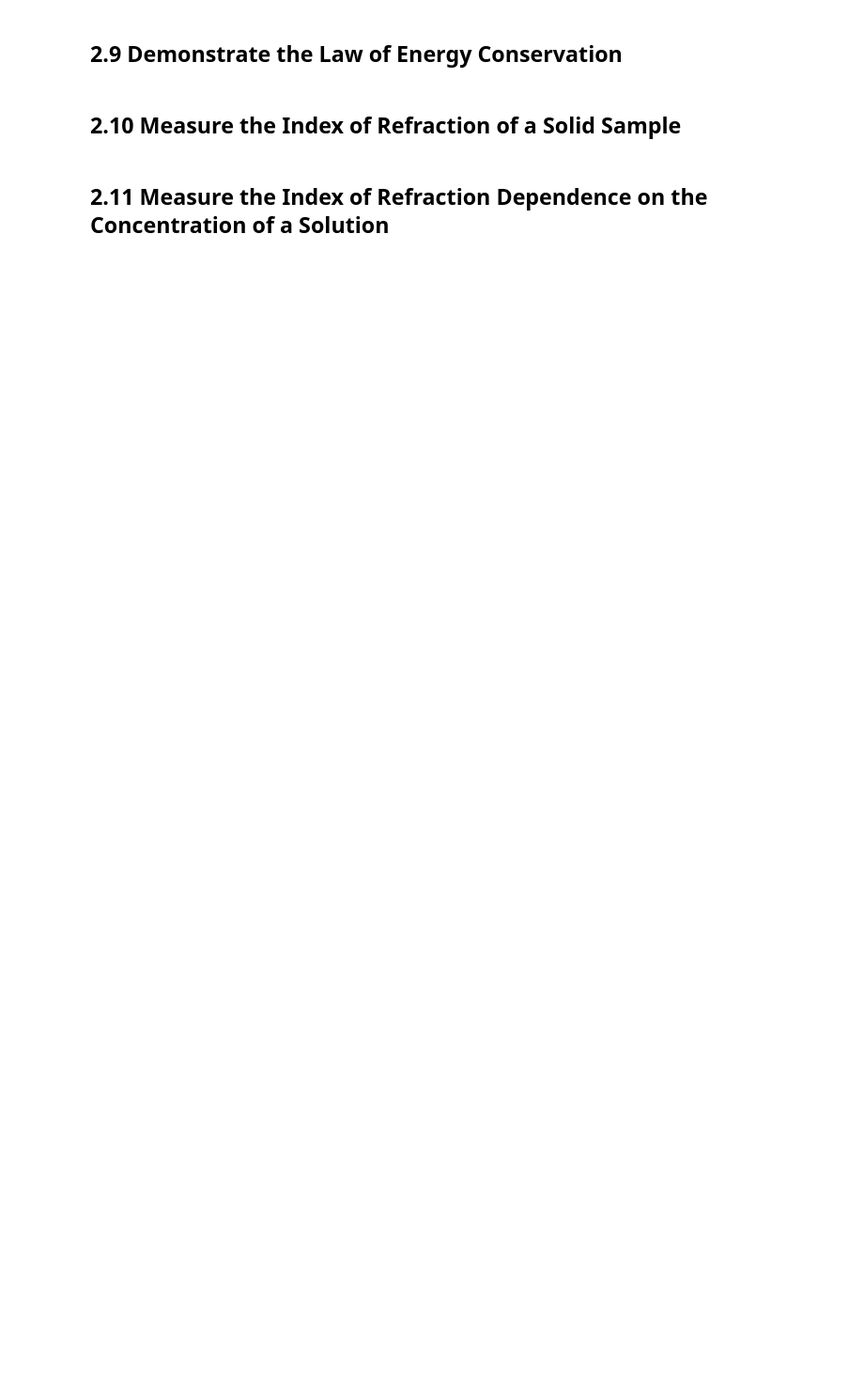
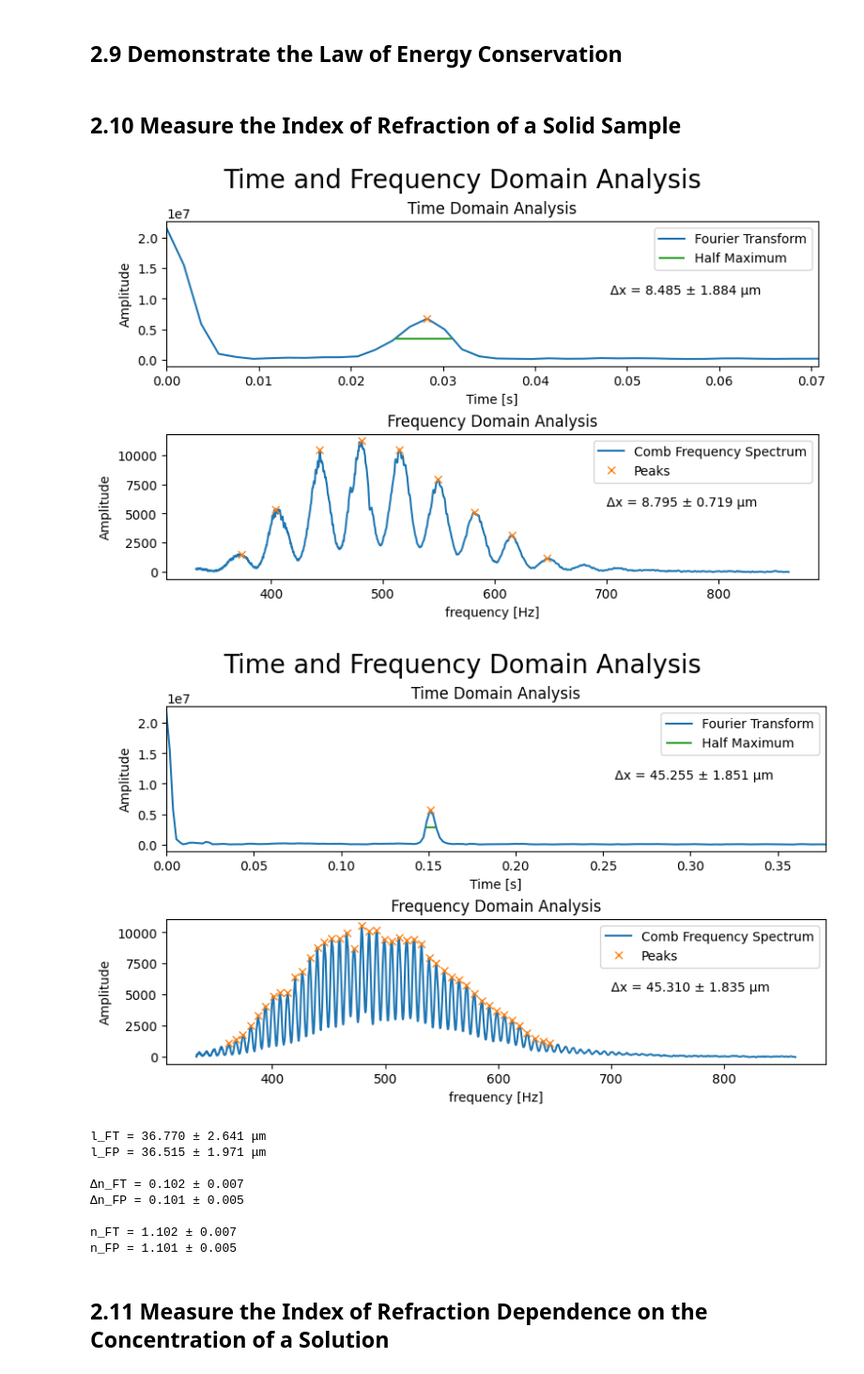
Before and after one commit to YehonathanBarda/PhyChemLab, a Jupyter notebook: Interferometry.ipynb, the cells around one changed output. Shown at 94% size. Cells and saved outputs as stored; diff of their text form; code cells hidden in the pictures; blank space fills up the shorter version.

```diff
--- a/Interferometry.ipynb
+++ b/Interferometry.ipynb
@@ -170,9 +372,20 @@ plt.show()
 # %% [markdown]
 ## 2.10 Measure the Index of Refraction of a Solid Sample
 # %%
-reference_file = '434DH.tab'
-mesure_file = '434DH.tab'
+reference_file = 'interferometry_data/part1.xlsx'
+mesure_file = 'interferometry_data/part1_2.xlsx'
 d = 180 # sample thickness in um
-extract_reflective_index(mesure_file, reference_file, d, plot = 'frec')
+res = extract_reflective_index(mesure_file, reference_file, d, plot = True, width = 5, distance = 10)
+# %% [output]
+[figure, added]
+[figure, added]
+l_FT = 36.770 ± 2.641 μm
+l_FP = 36.515 ± 1.971 μm
+
+Δn_FT = 0.102 ± 0.007
+Δn_FP = 0.101 ± 0.005
+
+n_FT = 1.102 ± 0.007
+n_FP = 1.101 ± 0.005
 # %% [markdown]
 ## 2.11 Measure the Index of Refraction Dependence on the Concentration of a Solution
```
Also changed, not shown: parts of 10 cells of this notebook, 9 other files.
